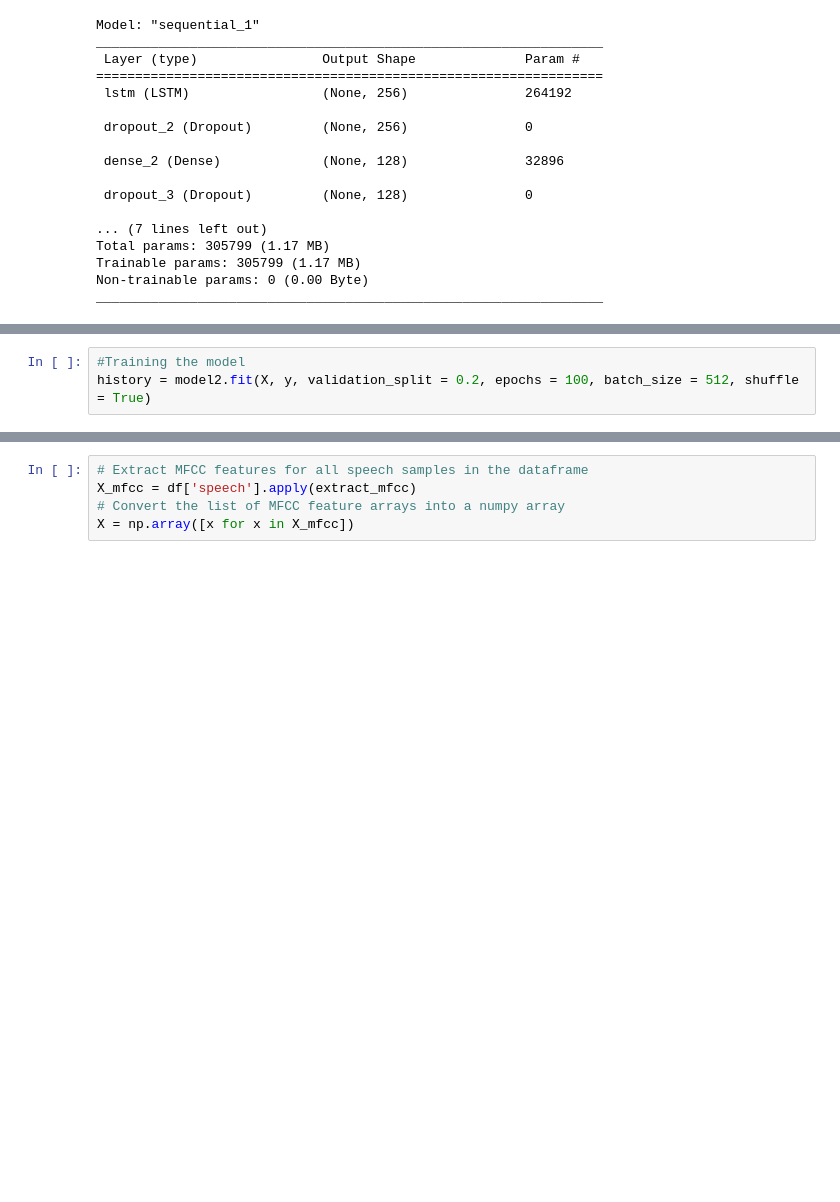
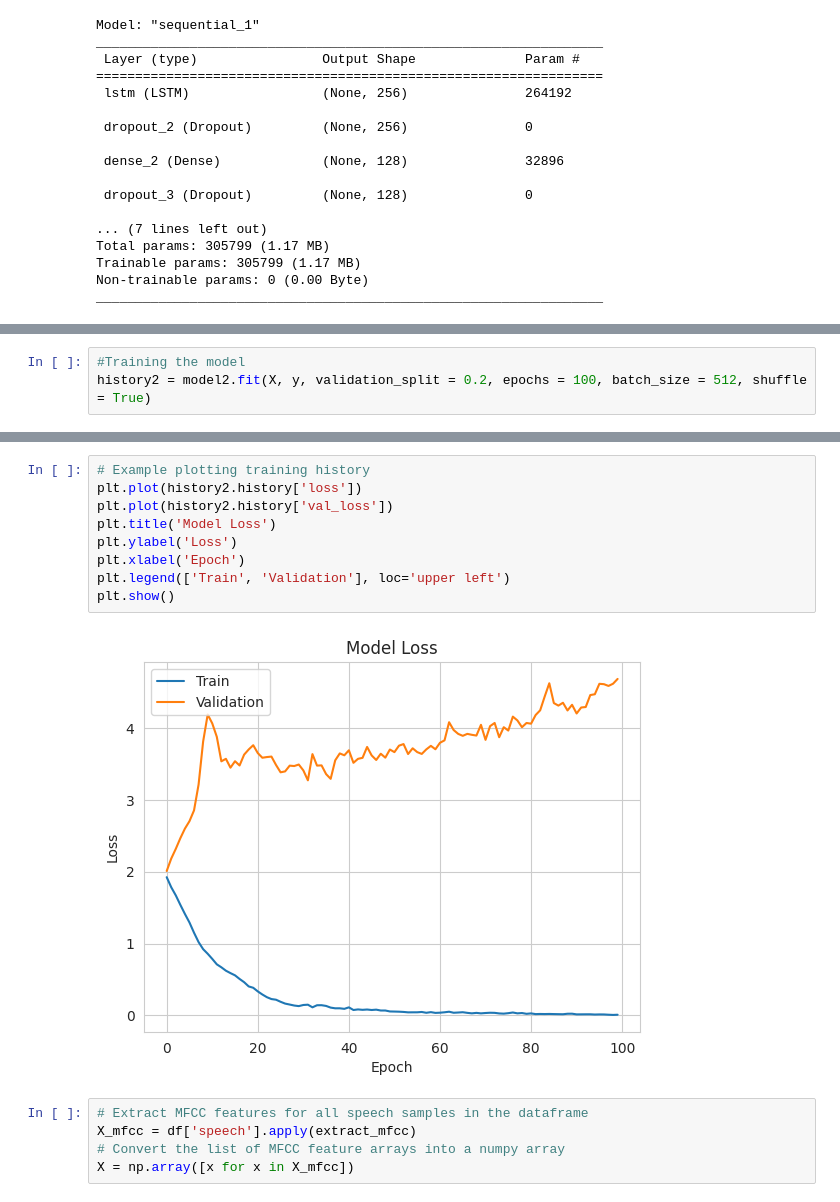
Before and after one commit to umairaziz719/SoundSense-Sentiment-Analysis, a Jupyter notebook: soundsense.ipynb, the cells around one changed output, grey strips where cells are left out. Drawn from its saved outputs; the diff is of its cells as text; blank space fills up the shorter version.

```diff
--- a/soundsense.ipynb
+++ b/soundsense.ipynb
@@ -454,6 +475,6 @@ Non-trainable params: 0 (0.00 Byte)
 _________________________________________________________________
 # %%
 #Training the model
-history = model2.fit(X, y, validation_split = 0.2, epochs = 100, batch_size = 512, shuffle = True)
+history2 = model2.fit(X, y, validation_split = 0.2, epochs = 100, batch_size = 512, shuffle = True)
 # %% [output]
 Epoch 1/100
@@ -476,3 +497,14 @@ Epoch 100/100
+# %%
+# Example plotting training history
+plt.plot(history2.history['loss'])
+plt.plot(history2.history['val_loss'])
+plt.title('Model Loss')
+plt.ylabel('Loss')
+plt.xlabel('Epoch')
+plt.legend(['Train', 'Validation'], loc='upper left')
+plt.show()
+# %% [output]
+[figure, added]
 # %%
 # Extract MFCC features for all speech samples in the dataframe
 X_mfcc = df['speech'].apply(extract_mfcc)
```
Also changed, not shown: parts of 23 cells of this notebook.
